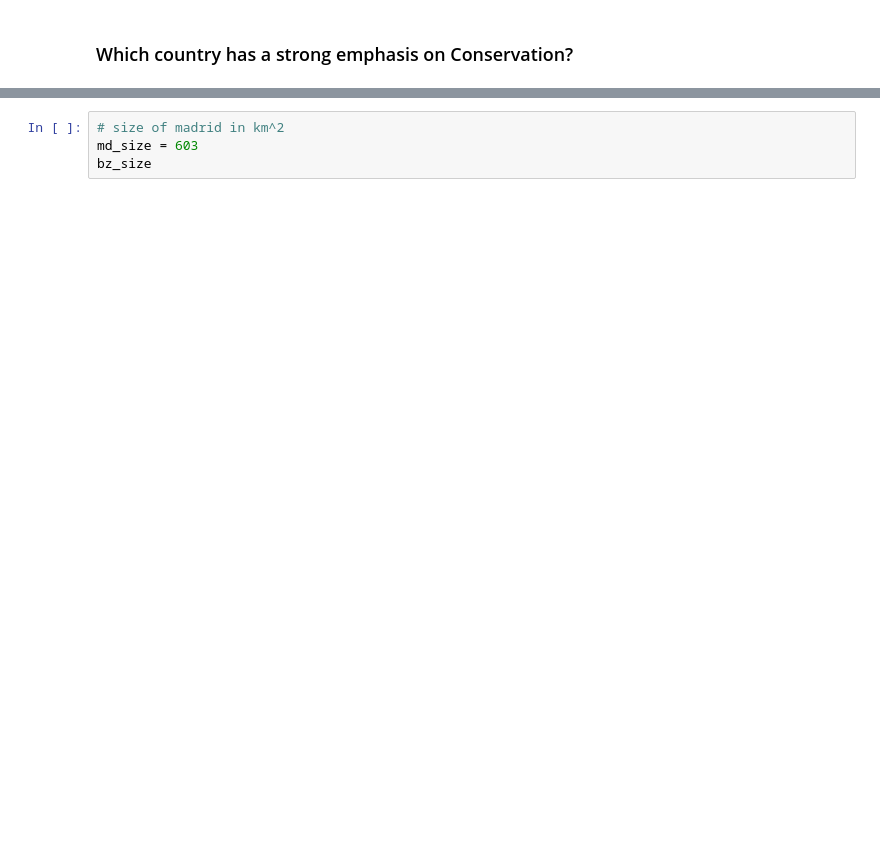
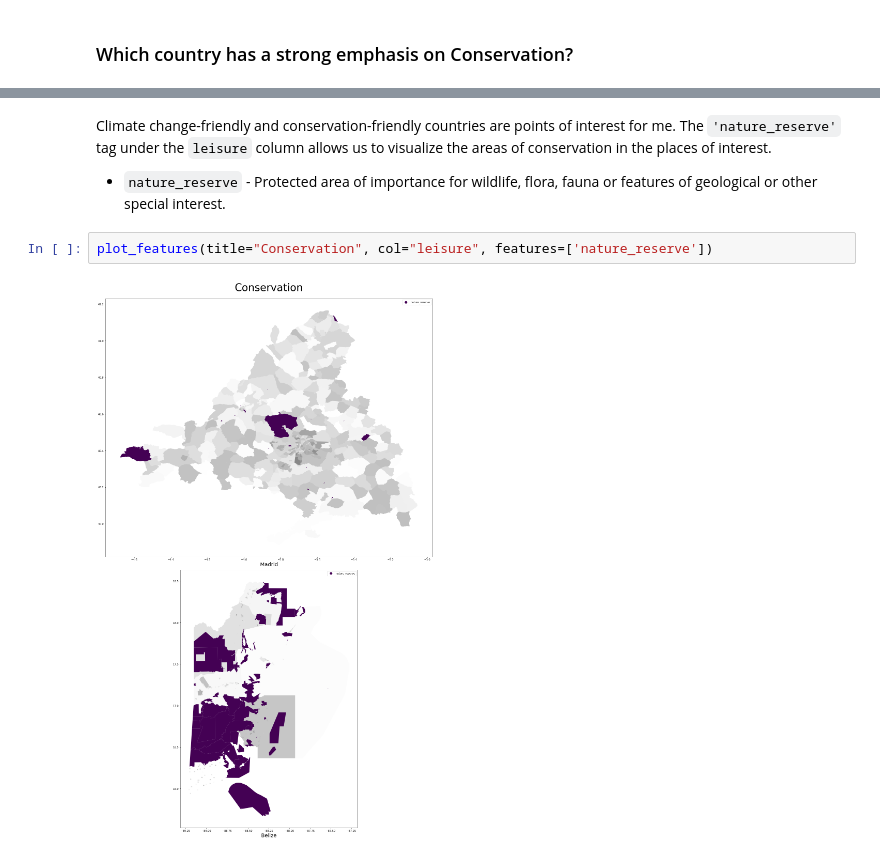
Before and after one commit to kyleanthonyr/Data-Visualization-Spain-Vs-Belize, a Jupyter notebook: Spain.ipynb, the cells around one changed output, grey strips where cells are left out. Saved outputs shown, nothing was run; the diff lists cells and outputs as text; blank space fills up the shorter version.

```diff
--- a/Spain.ipynb
+++ b/Spain.ipynb
@@ -322,4 +275,8 @@ Interesting columns: 'Natural', 'Highway', 'Landuse', 'waterway', 'Place', 'Leis
-# %%
-# size of madrid in km^2
-md_size = 603
-bz_size
+# %% [markdown]
+Climate change-friendly and conservation-friendly countries are points of interest for me. The `'nature_reserve'` tag under the `leisure` column allows us to visualize the areas of conservation in the places of interest.
+
+- `nature_reserve` - Protected area of importance for wildlife, flora, fauna or features of geological or other special interest.
+# %%
+plot_features(title="Conservation", col="leisure", features=['nature_reserve'])
+# %% [output]
+[figure, added]
```
Also changed, not shown: parts of 28 cells of this notebook.
